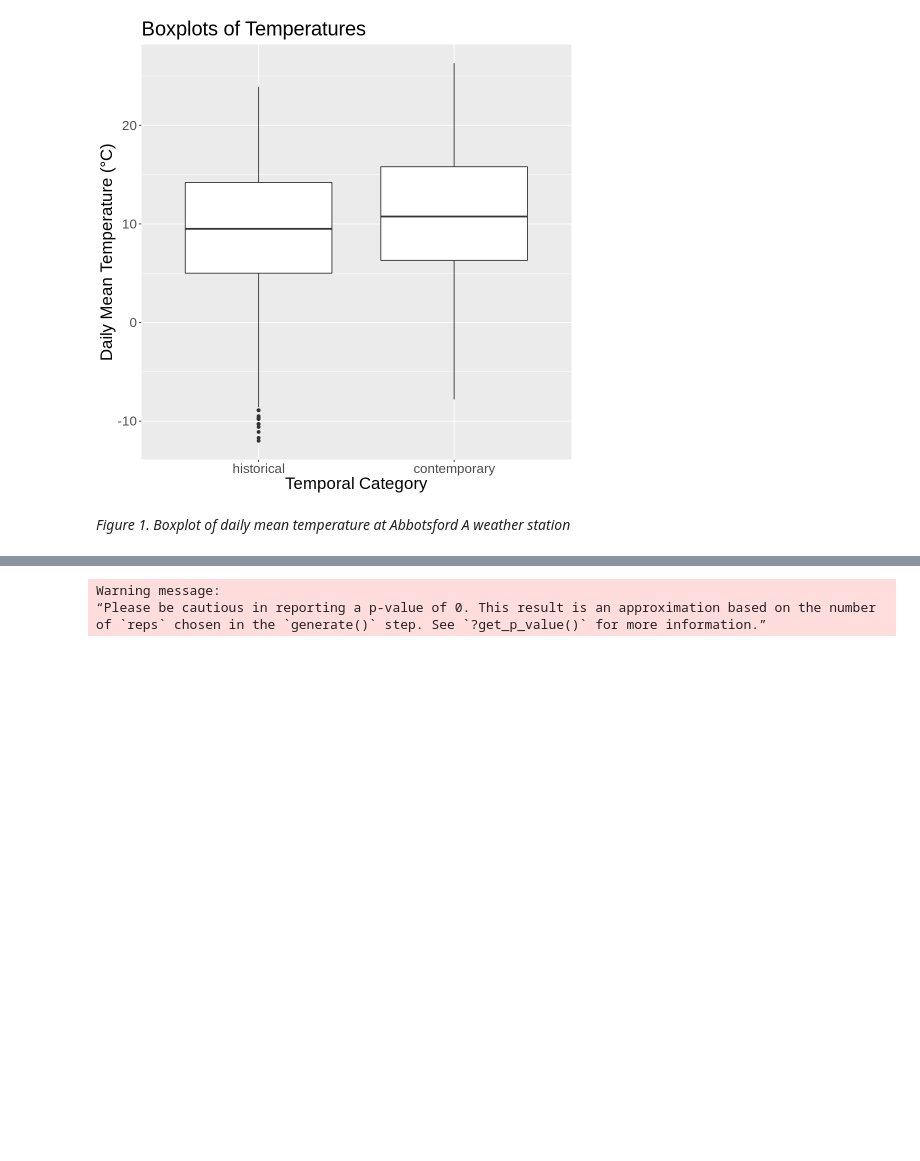
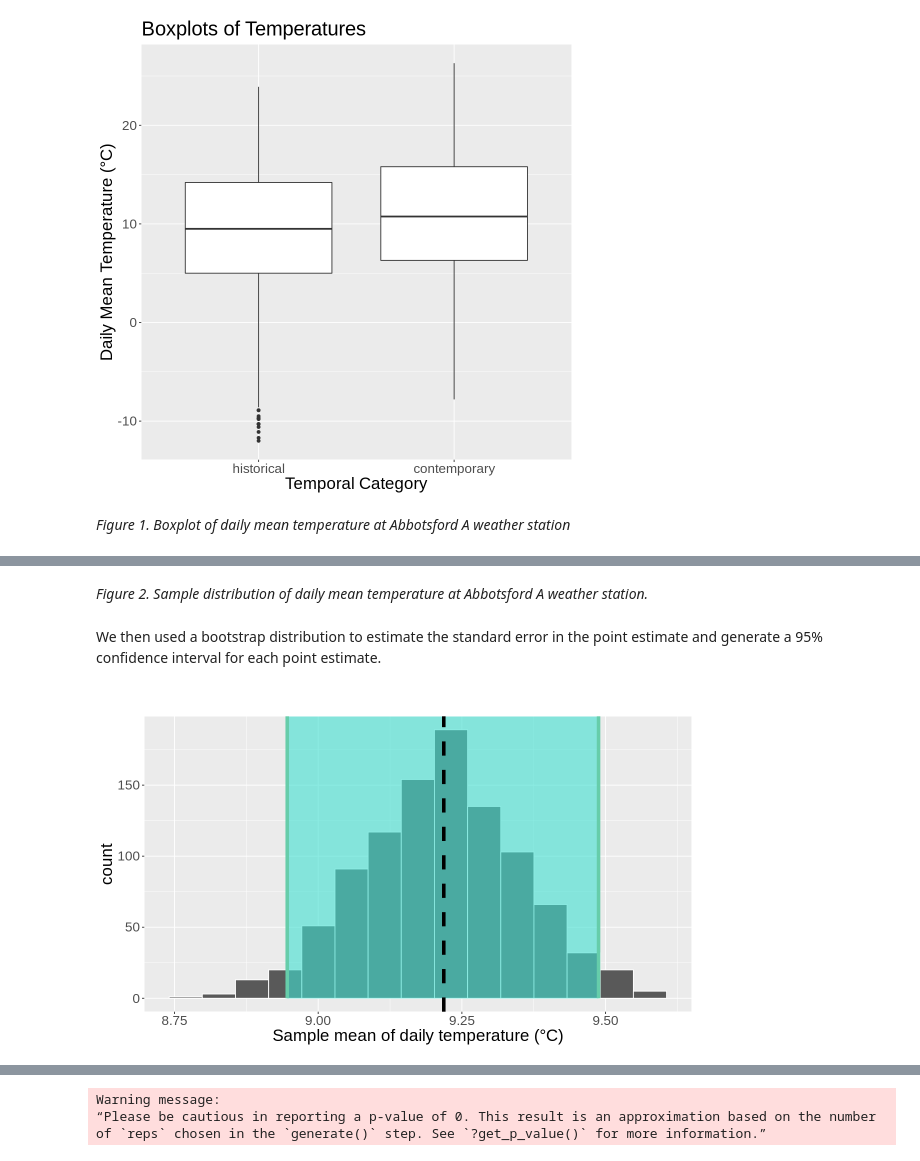
Before and after one commit to yxing6/STAT201-GroupProject-Climate, a Jupyter notebook: STAT201-Group17-ProjectProposal.ipynb, the cells around one changed output, grey strips where cells are left out. Drawn from its saved outputs; the diff is of its cells as text; code cells hidden in the pictures; blank space fills up the shorter version.

```diff
--- a/STAT201-Group17-ProjectProposal.ipynb
+++ b/STAT201-Group17-ProjectProposal.ipynb
@@ -121,0 +152,29 @@ $$H_A: \bar{x}_{contemporary} - \bar{x}_{historical} \neq 0$$
+# %% [markdown]
+*Figure 2. Sample distribution of daily mean temperature at Abbotsford A weather station.*
+# %% [markdown]
+We then used a bootstrap distribution to estimate the standard error in the point estimate and generate a 95% confidence interval for each point estimate.
+# %%
+options(repr.plot.width = 10, repr.plot.height = 6)
+set.seed(100)
+
+temp_historical <- station_temp %>%
+    filter(Category == "historical")
+temp_historical_mean <- temp_historical %>%
+    summarize(mean = mean(Mean_Temp)) %>%
+    pull()
+
+temp_historical_bootstrap <- temp_historical %>%
+    specify(response = Mean_Temp) %>%
+    generate(reps = 1000, type = "bootstrap") %>%
+    calculate(stat = "mean")
+
+temp_historical_percentile_ci <- temp_historical_bootstrap %>%
+    get_ci(level = 0.95, type = "percentile")
+
+visualize(temp_historical_bootstrap, binwidth = 0.05) +
+    shade_ci(endpoints = temp_historical_percentile_ci) +
+    labs(title = "", x = "Sample mean of daily temperature (°C)") +
+    geom_vline(xintercept = temp_historical_mean, size = 2, linetype = "dashed") +
+    theme(text = element_text(size = 20))
+# %% [output]
+[figure, added]
```
Also changed, not shown: parts of 15 cells of this notebook.
